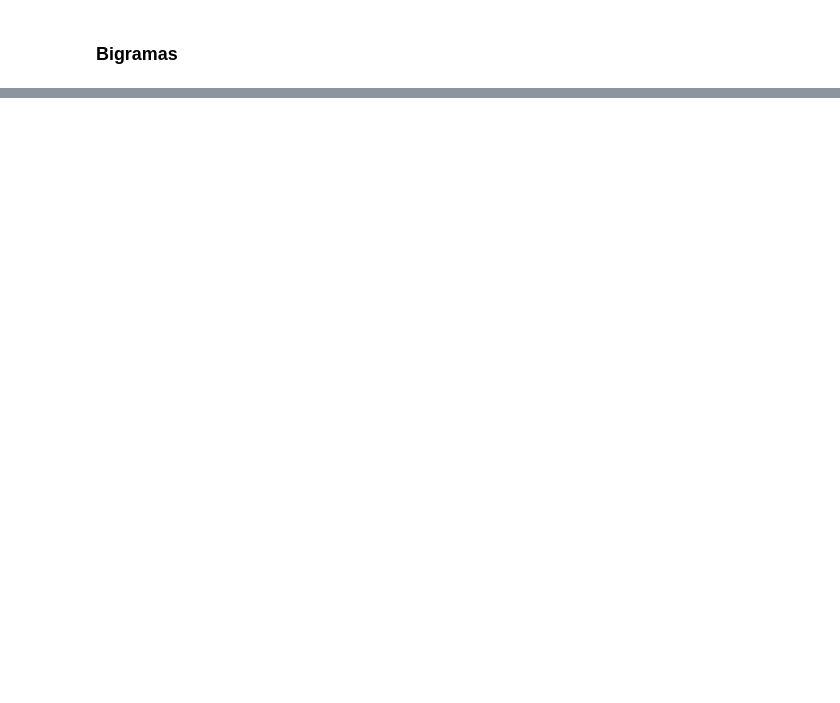
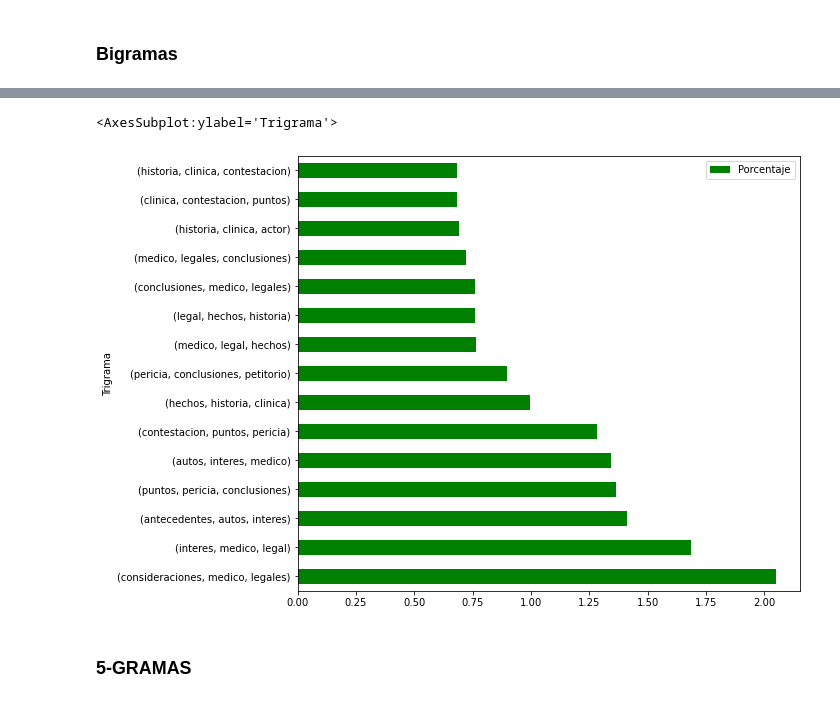
Before and after one commit to gaston411/Mi-Proyecto, a Jupyter notebook: n-gramas.ipynb, the cells around one changed output, grey strips where cells are left out. Cells and saved outputs as stored; diff of their text form; code cells hidden in the pictures; blank space fills up the shorter version.

```diff
--- a/n-gramas.ipynb
+++ b/n-gramas.ipynb
@@ -233,5 +374,5 @@ bgsMayusculaFdist.plot(15) #Ver las 15 colocaciones más frecuentes
 # METODO 1 - TRIGRAMAS DE TITULOS EN MAYUSCULAS
 
 #trigrama de títulos con mayúsculas.
-trigramaMay1=(list(nltk.ngrams(titulosMayusculasStop,3)))
-trigramaMay1
+trigramaMay=(list(nltk.ngrams(titulosMayusculasStop,3)))
+trigramaMay
@@ -265,0 +479,6 @@ trigsMayusculaFdist.plot(10)
+# %%
+#Cantidad de veces que se repiten los trigramas en los titulos con mayúsculas.
+import pandas as pd
+FrecuenciaTrigMay = pd.DataFrame(trigramaMay,columns=['TOKEN1','TOKEN2','TOKEN3'])
+cantTrigMay = FrecuenciaTrigMay.value_counts()
+print(cantTrigMay)
@@ -265,0 +499,12 @@ trigsMayusculaFdist.plot(10)
+# %%
+#Creación de dataframe de bigramas de titulos en mayúsculas
+import pandas as pd
+trigFrec=[]
+for k,v in cantTrigMay.items():
+    trigFrec.append((k,v))
+
+dfTrigMayusculas = pd.DataFrame(trigFrec,columns=['Trigrama','Frecuencia'])
+# Porcentaje de aparicion de tokens
+dfTrigMayusculas['Porcentaje'] = (dfTrigMayusculas['Frecuencia'] / dfTrigMayusculas['Frecuencia'].sum()) * 100
+grafTrigMayus= dfTrigMayusculas.head(15)
+grafTrigMayus
@@ -265,0 +528,10 @@ trigsMayusculaFdist.plot(10)
+# %%
+# Gráfico de barras - representación de trigramas
+colores = ['green']
+grafTrigMayus.plot(x= "Trigrama", y="Porcentaje" ,kind = 'barh', figsize=(9,8), color=colores)
+#plt.savefig("trigramaMayusculas.jpg")
+# %% [output]
+<AxesSubplot:ylabel='Trigrama'>
+[figure, added]
+# %% [markdown]
+### 5-GRAMAS
```
Also changed, not shown: parts of 41 cells of this notebook, 2 other files.
